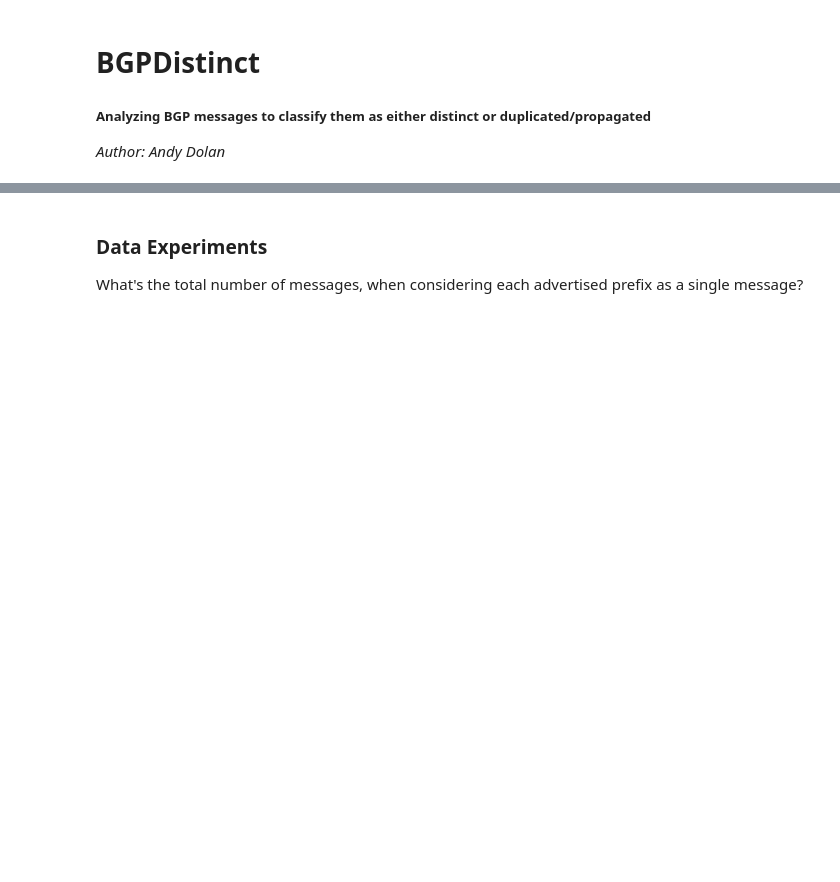
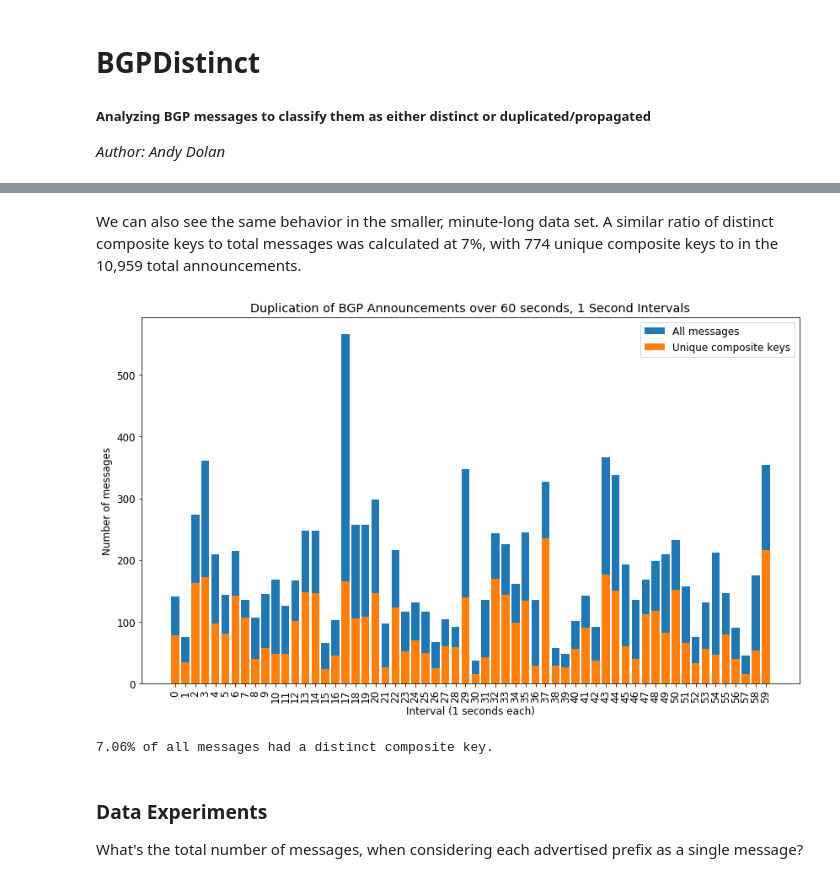
Before and after one commit to adolan5/BGPDistinct, a Jupyter notebook: notebooks/BGPDistinct.ipynb, the cells around one changed output, grey strips where cells are left out. Cells and saved outputs as stored; diff of their text form; code cells hidden in the pictures; blank space fills up the shorter version.

```diff
--- a/notebooks/BGPDistinct.ipynb
+++ b/notebooks/BGPDistinct.ipynb
@@ -69,3 +206,14 @@ Note the elements in the example above that will be used as inputs to the networ
+# %% [markdown]
+We can also see the same behavior in the smaller, minute-long data set. A similar ratio of distinct composite keys to total messages was calculated at 7%, with 774 unique composite keys to in the 10,959 total announcements.
+# %%
+show_duplication(de.extracted_data, 1)
+# %% [output]
+[figure, added]
+# %%
+unique_composites = set([tuple(s.get('composite').values()) for s in de.extracted_data])
+print('{:.2%} of all messages had a distinct composite key.'.format(len(unique_composites) / len(de.extracted_data)))
+# %% [output]
+7.06% of all messages had a distinct composite key.
 # %% [markdown]
 ### Data Experiments
 What's the total number of messages, when considering each advertised prefix as a single message?
```
Also changed, not shown: parts of 29 cells of this notebook.
